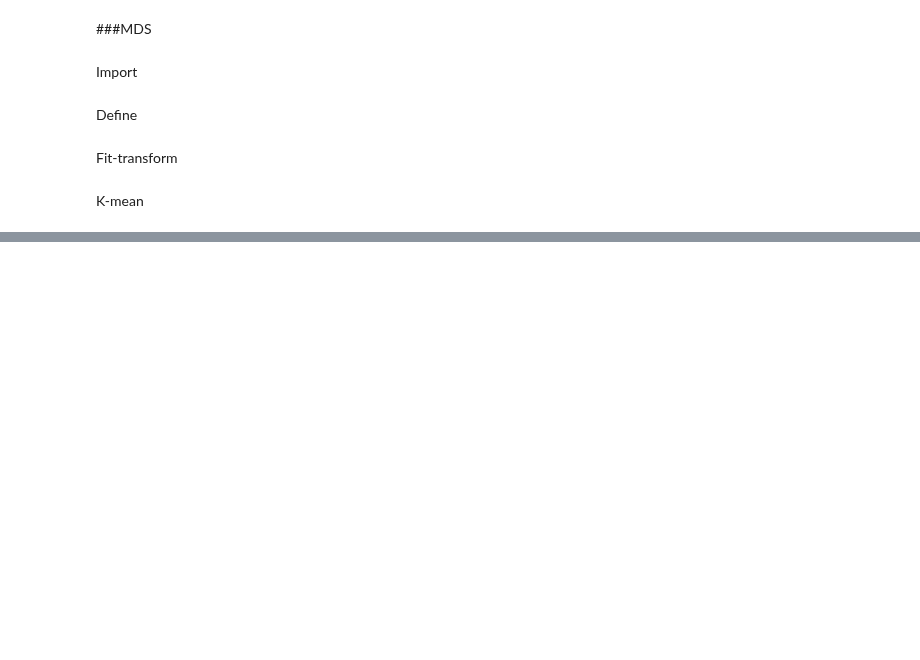
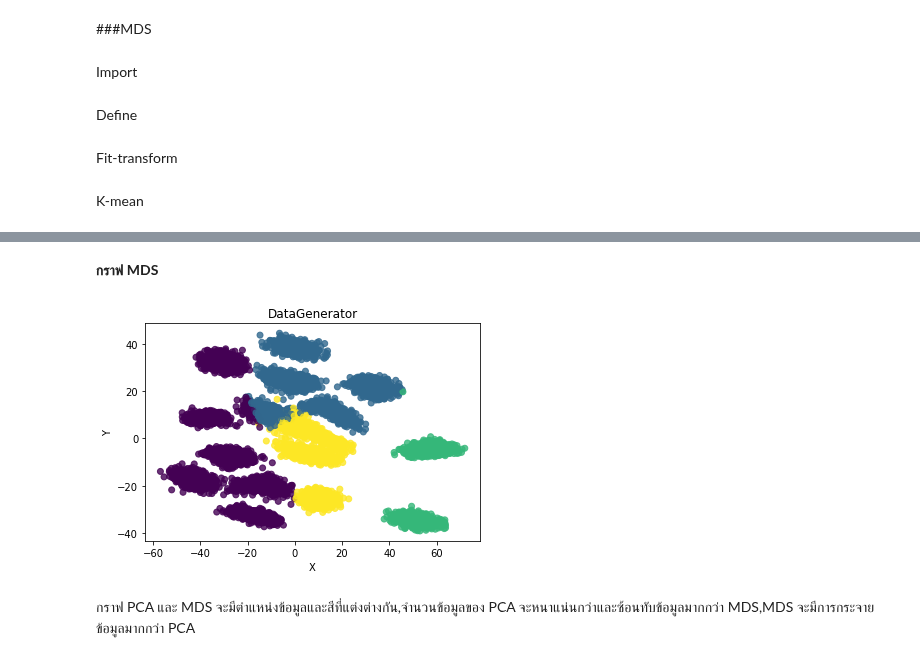
Before and after one commit to ThitiwatJtrsn/multivariate, a Jupyter notebook: Multivariate_Exam.ipynb, the cells around one changed output, grey strips where cells are left out. Drawn from its saved outputs; the diff is of its cells as text; code cells hidden in the pictures; blank space fills up the shorter version.

```diff
--- a/Multivariate_Exam.ipynb
+++ b/Multivariate_Exam.ipynb
@@ -341,0 +354,11 @@ plt.ylabel('Y');
+# %% [markdown]
+**กราฟ MDS**
+# %%
+plt.scatter(new_mds[:,0],new_mds[:,1],c=g,alpha=0.8)
+plt.title('DataGenerator')
+plt.xlabel('X')
+plt.ylabel('Y');
+# %% [output]
+[figure, added]
+# %% [markdown]
+กราฟ PCA และ MDS จะมีตำแหน่งข้อมูลและสีที่แต่งต่างกัน,จำนวนข้อมูลของ PCA จะหนาแน่นกว่าและซ้อนทับข้อมูลมากกว่า MDS,MDS จะมีการกระจายข้อมูลมากกว่า PCA
```
Also changed, not shown: parts of 8 cells of this notebook.
